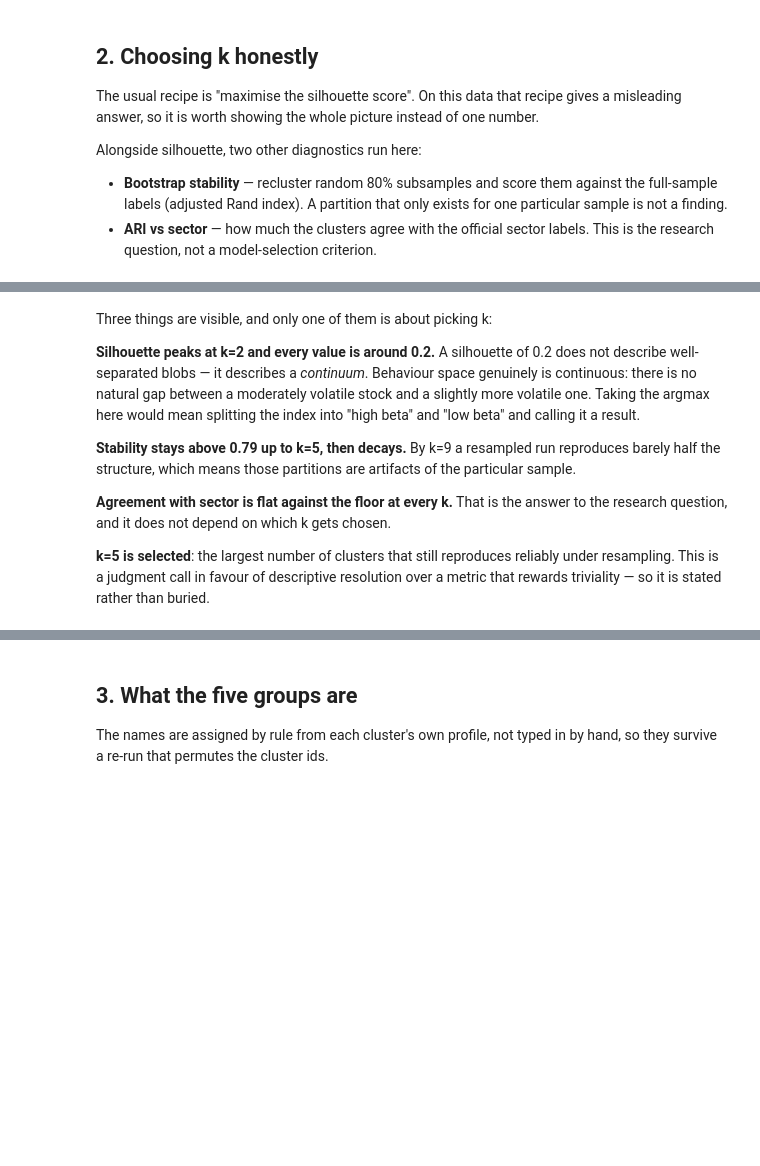
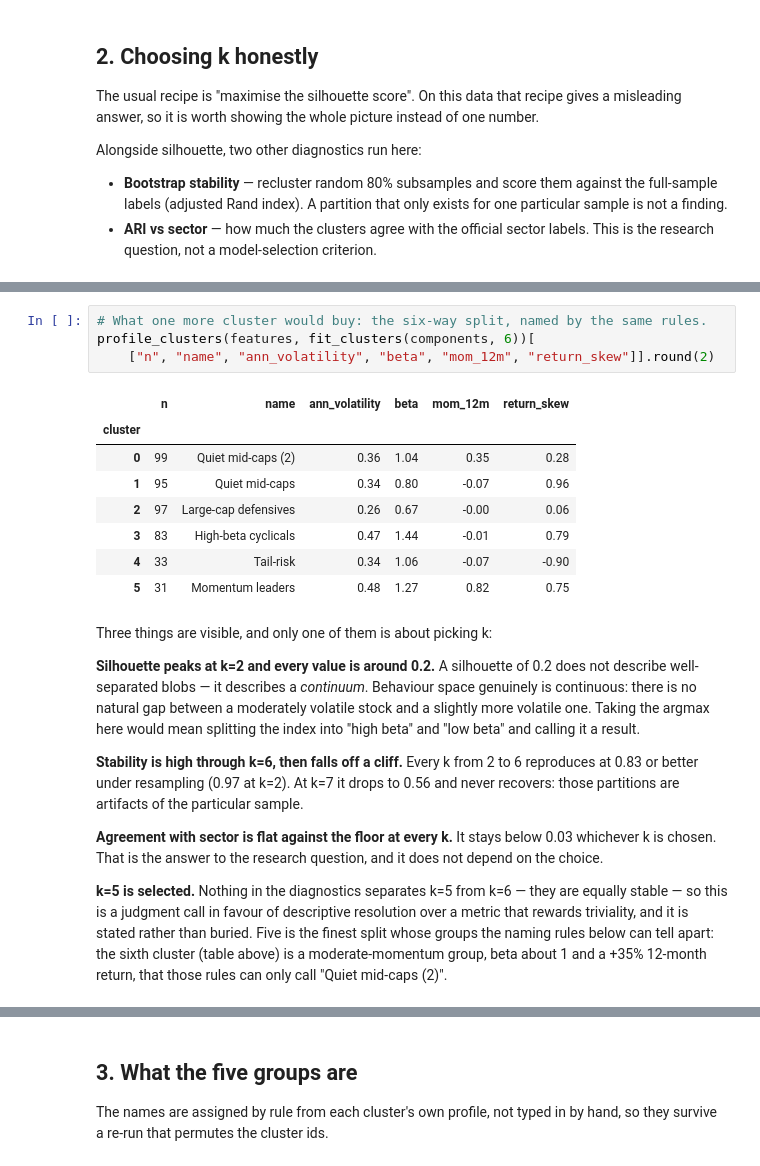
Before and after one commit to adityadeshmukh23/nifty500-behaviour-clusters, a Jupyter notebook: notebooks/02_clustering.ipynb, the cells around one changed output, grey strips where cells are left out. Cells and saved outputs as stored; diff of their text form; blank space fills up the shorter version.

```diff
--- a/notebooks/02_clustering.ipynb
+++ b/notebooks/02_clustering.ipynb
@@ -140,3 +145,16 @@ plt.show()
+# %%
+# What one more cluster would buy: the six-way split, named by the same rules.
+profile_clusters(features, fit_clusters(components, 6))[
+    ["n", "name", "ann_volatility", "beta", "mom_12m", "return_skew"]].round(2)
+# %% [output]
+|  | n | name | ann_volatility | beta | mom_12m | return_skew |
+| cluster |  |  |  |  |  |  |
+| 0 | 99 | Quiet mid-caps (2) | 0.36 | 1.04 | 0.35 | 0.28 |
+| 1 | 95 | Quiet mid-caps | 0.34 | 0.80 | -0.07 | 0.96 |
+| 2 | 97 | Large-cap defensives | 0.26 | 0.67 | -0.00 | 0.06 |
+| 3 | 83 | High-beta cyclicals | 0.47 | 1.44 | -0.01 | 0.79 |
+| 4 | 33 | Tail-risk | 0.34 | 1.06 | -0.07 | -0.90 |
+| 5 | 31 | Momentum leaders | 0.48 | 1.27 | 0.82 | 0.75 |
 # %% [markdown]
 Three things are visible, and only one of them is about picking k:
 
@@ -145,15 +163,18 @@ well-separated blobs — it describes a *continuum*. Behaviour space genuinely i
 is no natural gap between a moderately volatile stock and a slightly more volatile one. Taking the
 argmax here would mean splitting the index into "high beta" and "low beta" and calling it a result.
 
-**Stability stays above 0.79 up to k=5, then decays.** By k=9 a resampled run reproduces barely
-half the structure, which means those partitions are artifacts of the particular sample.
+**Stability is high through k=6, then falls off a cliff.** Every k from 2 to 6 reproduces at 0.83 or
+better under resampling (0.97 at k=2). At k=7 it drops to 0.56 and never recovers: those partitions
+are artifacts of the particular sample.
 
-**Agreement with sector is flat against the floor at every k.** That is the answer to the research
-question, and it does not depend on which k gets chosen.
+**Agreement with sector is flat against the floor at every k.** It stays below 0.03 whichever k is
+chosen. That is the answer to the research question, and it does not depend on the choice.
 
-**k=5 is selected**: the largest number of clusters that still reproduces reliably under resampling.
-This is a judgment call in favour of descriptive resolution over a metric that rewards triviality —
-so it is stated rather than buried.
+**k=5 is selected.** Nothing in the diagnostics separates k=5 from k=6 — they are equally stable — so
+this is a judgment call in favour of descriptive resolution over a metric that rewards triviality, and
+it is stated rather than buried. Five is the finest split whose groups the naming rules below can tell
+apart: the sixth cluster (table above) is a moderate-momentum group, beta about 1 and a +35% 12-month
+return, that those rules can only call "Quiet mid-caps (2)".
 # %%
 K = 5
 clusters = fit_clusters(components, K)
```
Also changed, not shown: parts of 15 cells of this notebook, 6 other files.
